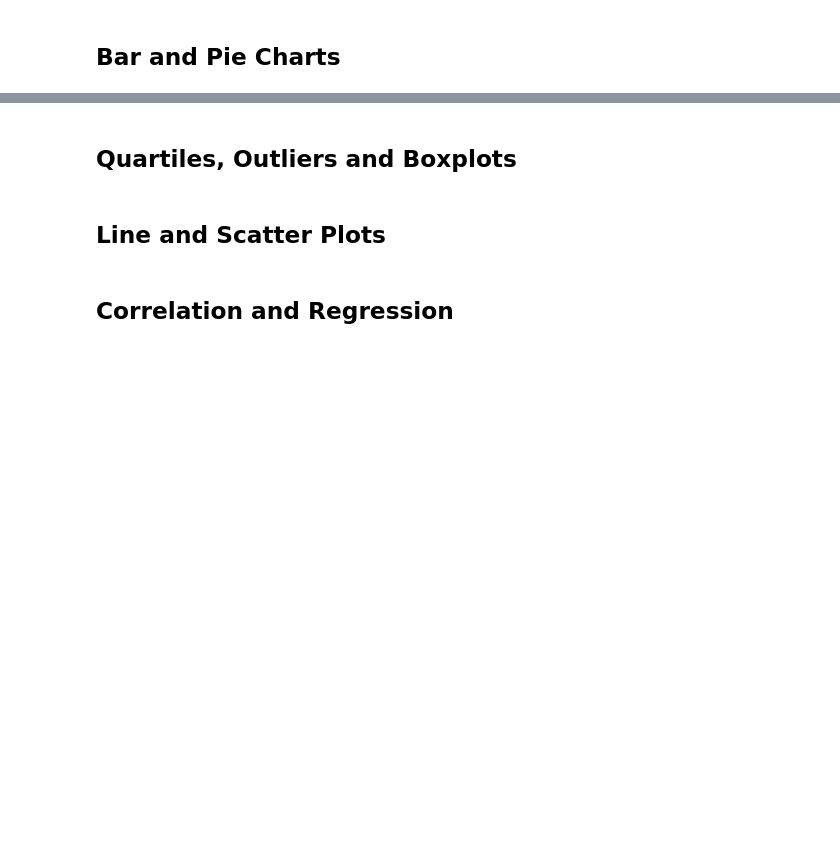
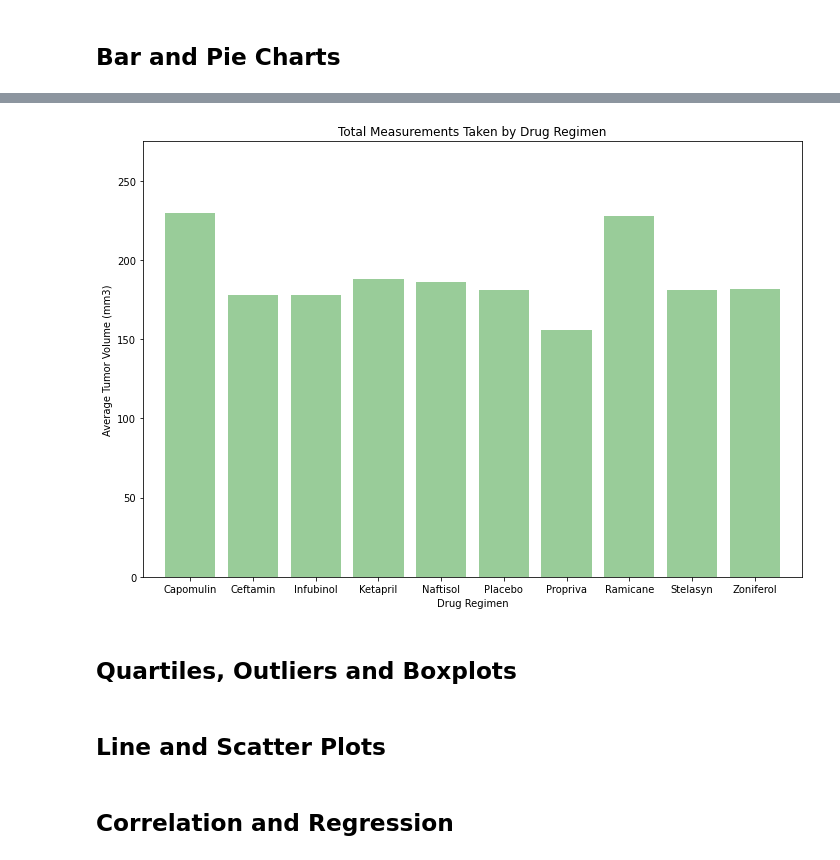
Before and after one commit to Steff-C/Matplotlib, a Jupyter notebook: Pymaceuticals/pymaceuticals_starter.ipynb, the cells around one changed output, grey strips where cells are left out. Saved outputs shown, nothing was run; the diff lists cells and outputs as text; code cells hidden in the pictures; blank space fills up the shorter version.

```diff
--- a/Pymaceuticals/pymaceuticals_starter.ipynb
+++ b/Pymaceuticals/pymaceuticals_starter.ipynb
@@ -189,3 +213,23 @@ summary_df
+# %%
+# Generate a bar plot showing the total number of measurements taken on each drug regimen using pyplot.
+
+X_Axis = np.arange(len(regimen_count))
+
+tick_locations = [value for value in X_Axis]
+
+plt.figure(figsize=(10,7))
+
+plt.bar(X_Axis, regimen_count['Drug Regimen'], color='green', alpha=0.4)
+plt.xticks(tickLocations, list(regimen_count.index), rotation="0")
+plt.xlim(-0.75, len(X_Axis) - 0.25)
+plt.ylim(0, 275)
+plt.title("Total Measurements Taken by Drug Regimen")
+plt.xlabel("Drug Regimen")
+plt.ylabel("Average Tumor Volume (mm3)")
+plt.tight_layout()
+plt.show()
+# %% [output]
+[figure, added]
 # %%
 # Generate a pie plot showing the distribution of female versus male mice using pandas
 # %%
```
Also changed, not shown: parts of 6 cells of this notebook, 1 other file.
